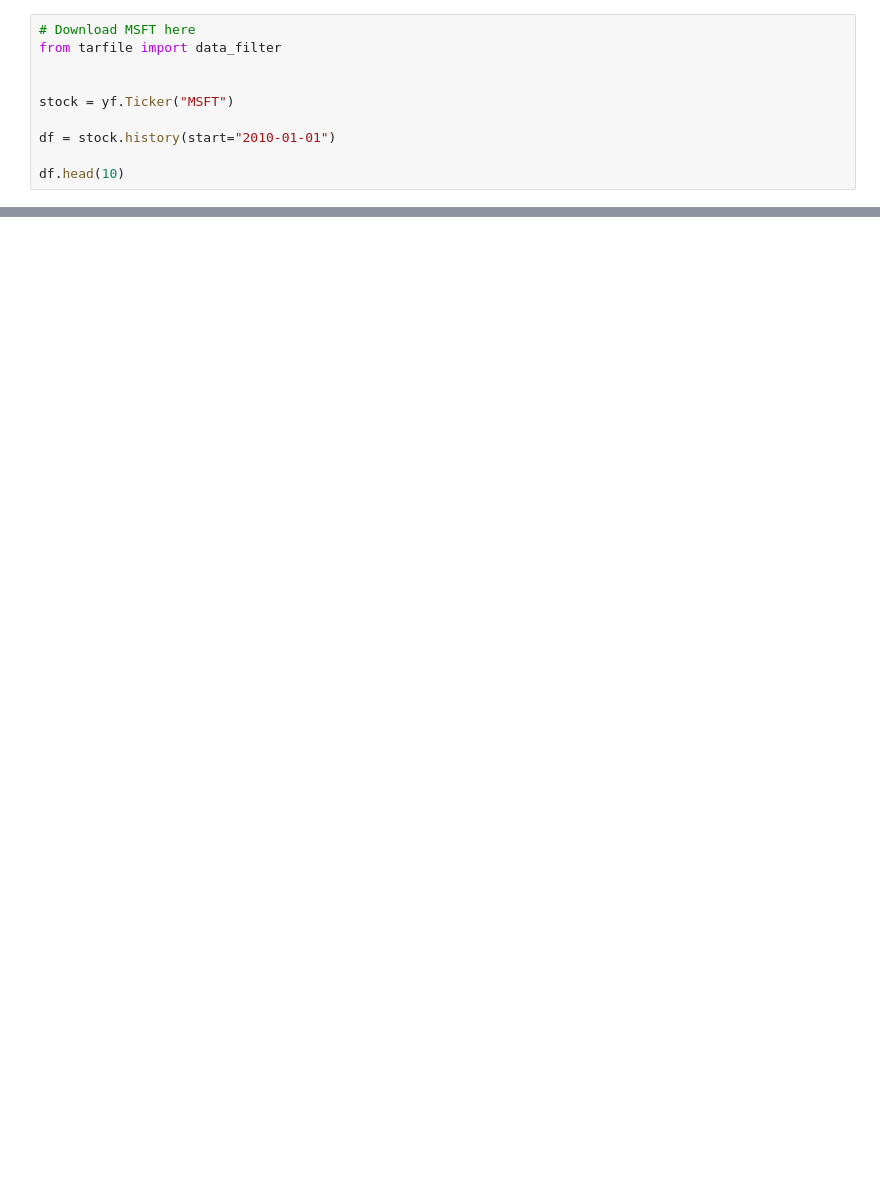
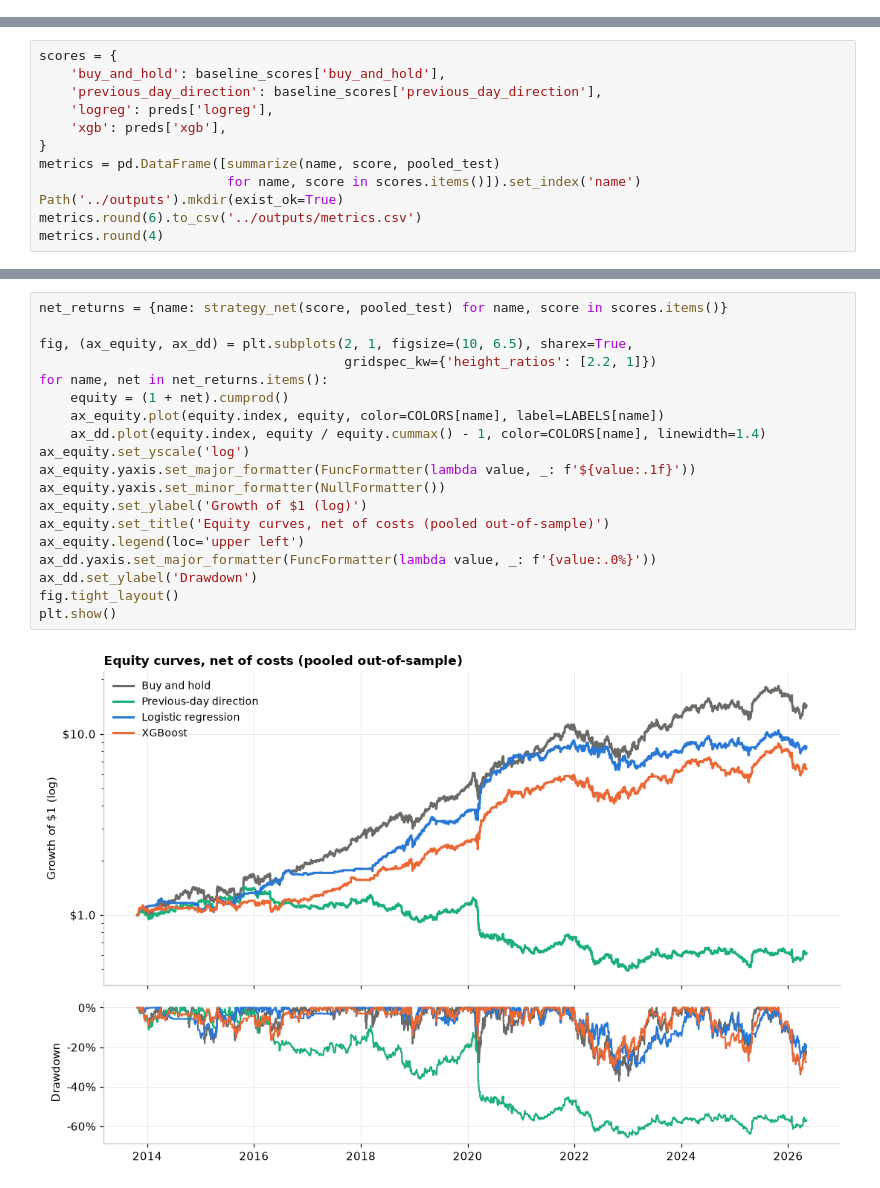
Before and after one commit to dhwanil1907/stock-market-price-prediction, a Jupyter notebook: notebooks/01_eda_baselines.ipynb, the cells around one changed output, grey strips where cells are left out. Drawn from its saved outputs; the diff is of its cells as text; blank space fills up the shorter version.

```diff
--- a/notebooks/01_eda_baselines.ipynb
+++ b/notebooks/01_eda_baselines.ipynb
@@ -32,10 +0,0 @@ import pandas_ta_classic as ta
-# %%
-# Download MSFT here
-from tarfile import data_filter
-
-
-stock = yf.Ticker("MSFT")
-
-df = stock.history(start="2010-01-01")
-
-df.head(10)
@@ -512,0 +382,12 @@ If the honest result is "barely better than the baseline", say that. It is a def
+# %%
+scores = {
+    'buy_and_hold': baseline_scores['buy_and_hold'],
+    'previous_day_direction': baseline_scores['previous_day_direction'],
+    'logreg': preds['logreg'],
+    'xgb': preds['xgb'],
+}
+metrics = pd.DataFrame([summarize(name, score, pooled_test)
+                        for name, score in scores.items()]).set_index('name')
+Path('../outputs').mkdir(exist_ok=True)
+metrics.round(6).to_csv('../outputs/metrics.csv')
+metrics.round(4)
@@ -512,0 +401,21 @@ If the honest result is "barely better than the baseline", say that. It is a def
+# %%
+net_returns = {name: strategy_net(score, pooled_test) for name, score in scores.items()}
+
+fig, (ax_equity, ax_dd) = plt.subplots(2, 1, figsize=(10, 6.5), sharex=True,
+                                       gridspec_kw={'height_ratios': [2.2, 1]})
+for name, net in net_returns.items():
+    equity = (1 + net).cumprod()
+    ax_equity.plot(equity.index, equity, color=COLORS[name], label=LABELS[name])
+    ax_dd.plot(equity.index, equity / equity.cummax() - 1, color=COLORS[name], linewidth=1.4)
+ax_equity.set_yscale('log')
+ax_equity.yaxis.set_major_formatter(FuncFormatter(lambda value, _: f'${value:.1f}'))
+ax_equity.yaxis.set_minor_formatter(NullFormatter())
+ax_equity.set_ylabel('Growth of $1 (log)')
+ax_equity.set_title('Equity curves, net of costs (pooled out-of-sample)')
+ax_equity.legend(loc='upper left')
+ax_dd.yaxis.set_major_formatter(FuncFormatter(lambda value, _: f'{value:.0%}'))
+ax_dd.set_ylabel('Drawdown')
+fig.tight_layout()
+plt.show()
+# %% [output]
+[figure, added]
```
Also changed, not shown: parts of 40 cells of this notebook.
